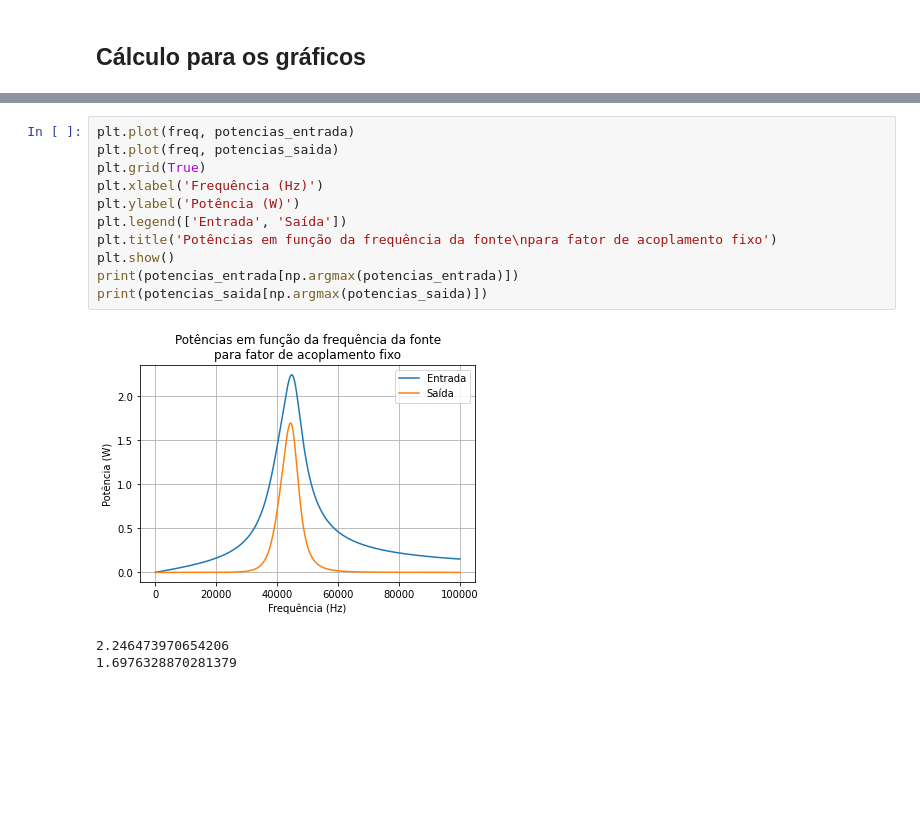
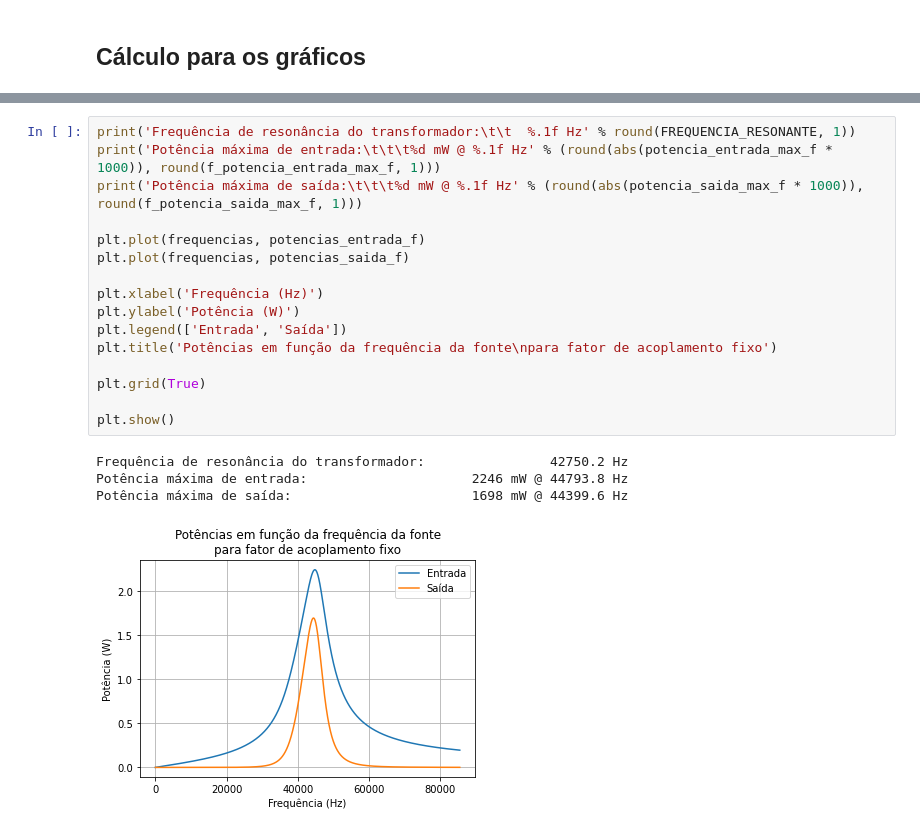
Before and after one commit to thiagosk/Projeto-Eletromag2022.2, a Jupyter notebook: main.ipynb, the cells around one changed output, grey strips where cells are left out. Cells and saved outputs as stored; diff of their text form; blank space fills up the shorter version.

```diff
--- a/main.ipynb
+++ b/main.ipynb
@@ -234,15 +355,21 @@ Frequência resonante: 42750 Hz
-# %%
-plt.plot(freq, potencias_entrada)
-plt.plot(freq, potencias_saida)
-plt.grid(True)
-plt.xlabel('Frequência (Hz)')
-plt.ylabel('Potência (W)')
-plt.legend(['Entrada', 'Saída'])
-plt.title('Potências em função da frequência da fonte\npara fator de acoplamento fixo')
-plt.show()
-print(potencias_entrada[np.argmax(potencias_entrada)])
-print(potencias_saida[np.argmax(potencias_saida)])
-# %% [output]
-[figure, removed]
-2.246473970654206
-1.6976328870281379
+# %%
+print('Frequência de resonância do transformador:\t\t  %.1f Hz' % round(FREQUENCIA_RESONANTE, 1))
+print('Potência máxima de entrada:\t\t\t%d mW @ %.1f Hz' % (round(abs(potencia_entrada_max_f * 1000)), round(f_potencia_entrada_max_f, 1)))
+print('Potência máxima de saída:\t\t\t%d mW @ %.1f Hz' % (round(abs(potencia_saida_max_f * 1000)), round(f_potencia_saida_max_f, 1)))
+
+plt.plot(frequencias, potencias_entrada_f)
+plt.plot(frequencias, potencias_saida_f)
+
+plt.xlabel('Frequência (Hz)')
+plt.ylabel('Potência (W)')
+plt.legend(['Entrada', 'Saída'])
+plt.title('Potências em função da frequência da fonte\npara fator de acoplamento fixo')
+
+plt.grid(True)
+
+plt.show()
+# %% [output]
+Frequência de resonância do transformador:                42750.2 Hz
+Potência máxima de entrada:                     2246 mW @ 44793.8 Hz
+Potência máxima de saída:                       1698 mW @ 44399.6 Hz
+[figure, added]
```
Also changed, not shown: parts of 19 cells of this notebook.
